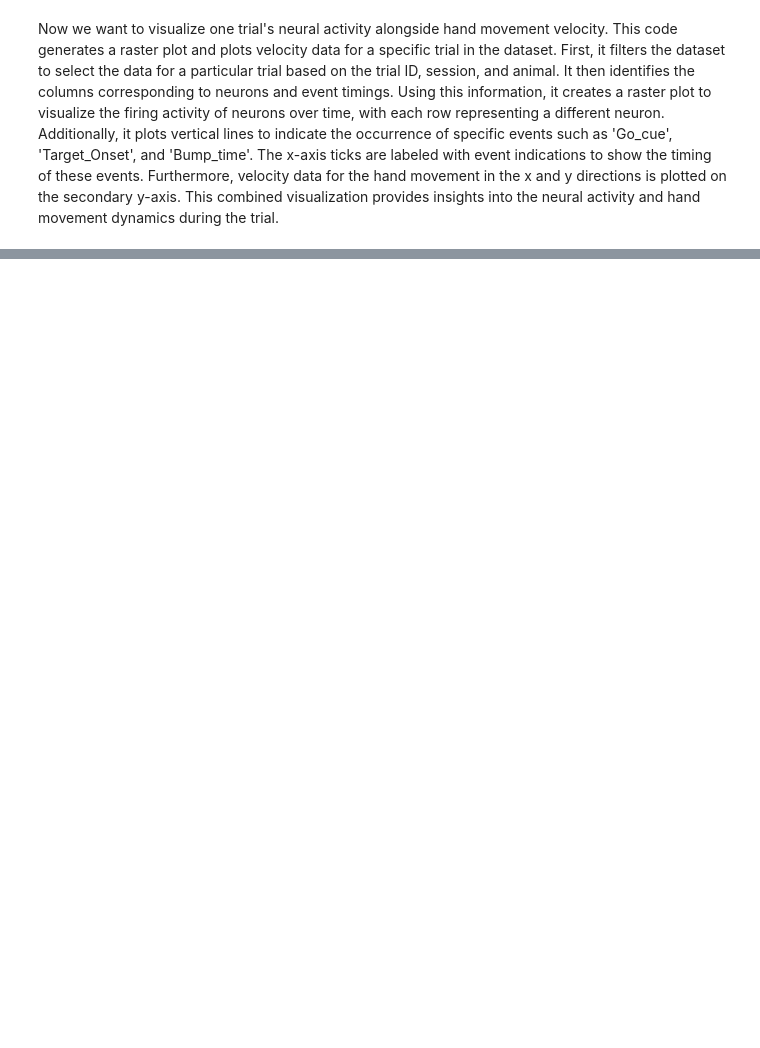
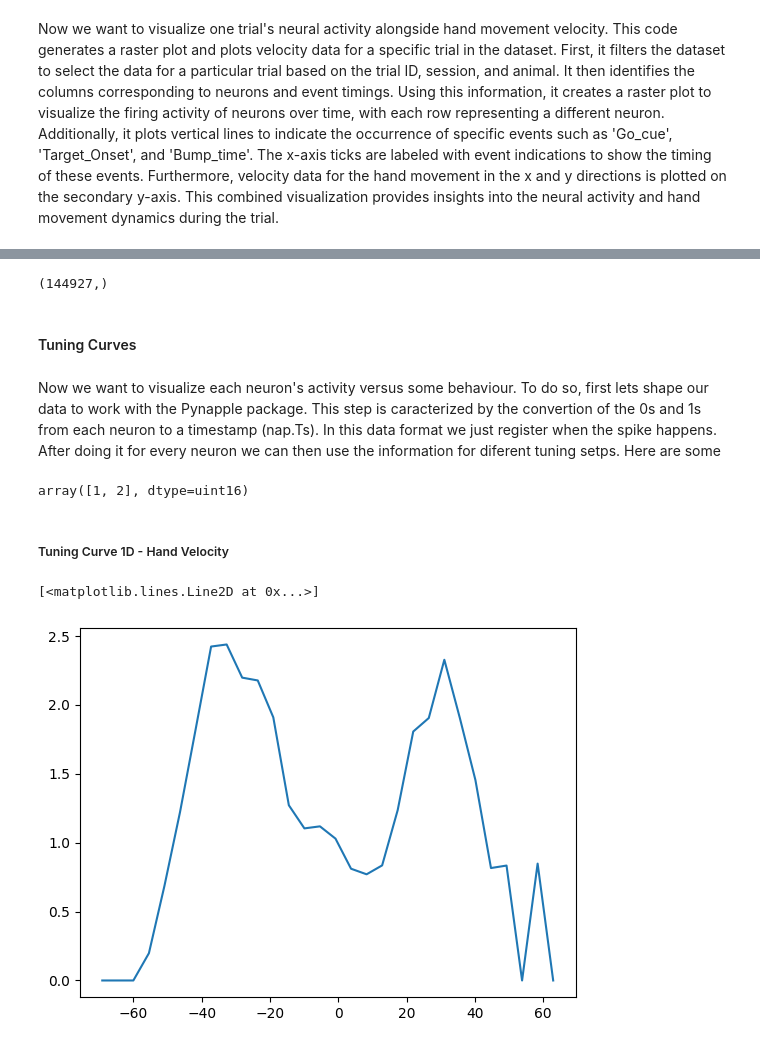
Before and after one commit to catniplab/NeuroTask, a Jupyter notebook: tutorial_data_analysis_nwb.ipynb, the cells around one changed output, grey strips where cells are left out. Cells and saved outputs as stored; diff of their text form; code cells hidden in the pictures; blank space fills up the shorter version.

```diff
--- a/tutorial_data_analysis_nwb.ipynb
+++ b/tutorial_data_analysis_nwb.ipynb
@@ -219,0 +259,55 @@ plt.show()
+# %%
+dataset_id = 2
+animal = 1
+session = 1
+
+conditions = (
+    (df['datasetID'] == dataset_id) &
+    (df['animal'] == animal) &
+    (df['session'] == session)
+)
+
+filtered_df = df[conditions]
+filtered_df = filtered_df.reset_index(drop=True)
+np.unique(filtered_df['hand_vel_x']).shape
+# %% [output]
+(144927,)
+# %% [markdown]
+#### Tuning Curves
+# %% [markdown]
+Now we want to visualize each neuron's activity versus some behaviour. To do so, first lets shape our data to work with the Pynapple package. This step is caracterized by the convertion of the 0s and 1s from each neuron to a timestamp (nap.Ts). In this data format we just register when the spike happens. After doing it for every neuron we can then use the information for diferent tuning setps. Here are some
+# %%
+df.columns[167:]
+np.unique(df['animal'])
+# %% [output]
+array([1, 2], dtype=uint16)
+# %% [markdown]
+##### Tuning Curve 1D - Hand Velocity
+# %%
+#Hand velocity over the x direction
+neuron = 115
+
+#Data preparation
+ts_dict = {}
+tsd_dict = {}
+
+# Extract spike timestamps and create Ts objects
+for i, column in enumerate(df.columns):
+    if column.startswith('Neuron'):
+        #if(not np.isnan(df[column]).any()):
+        timeSeries = nap.Tsd(t=np.array(df[column].index)*bin, d=np.array(df[column], dtype=int), time_units='ms')
+        spike_times = timeSeries.index[timeSeries.values > 0]
+        tsd_dict[i] = timeSeries
+        ts_dict[i] = nap.Ts(t=spike_times)
+
+tsd_group = nap.TsGroup(tsd_dict)
+ts_group = nap.TsGroup(ts_dict)
+
+feature = nap.Tsd(df['bump_dir'].index*bin, df['hand_vel_x'], time_units='ms')
+
+tune = nap.process.tuning_curves.compute_1d_tuning_curves(ts_group, feature, 30)
+
+plt.plot(tune.index, tune[neuron])
+# %% [output]
+[<matplotlib.lines.Line2D at 0x...>]
+[figure, added]
```
Also changed, not shown: parts of 16 cells of this notebook.
